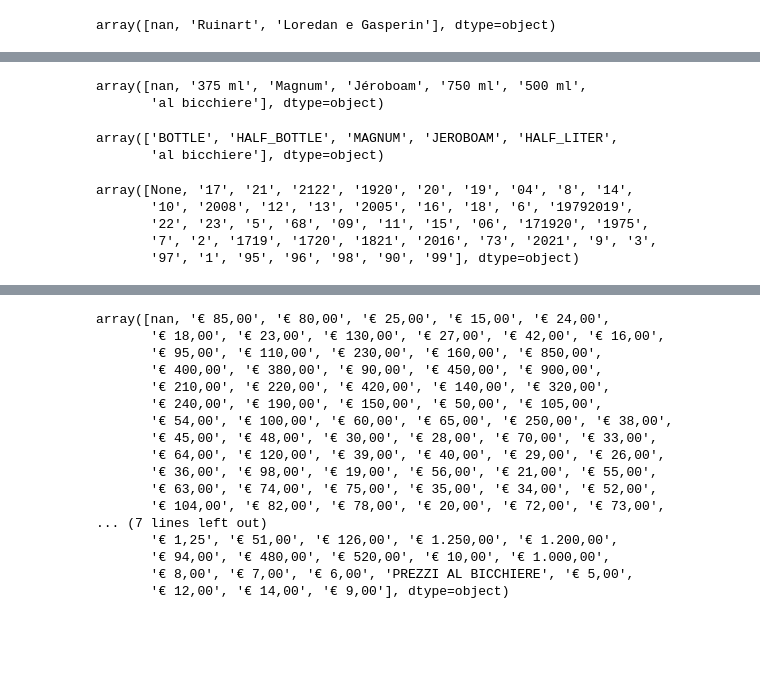
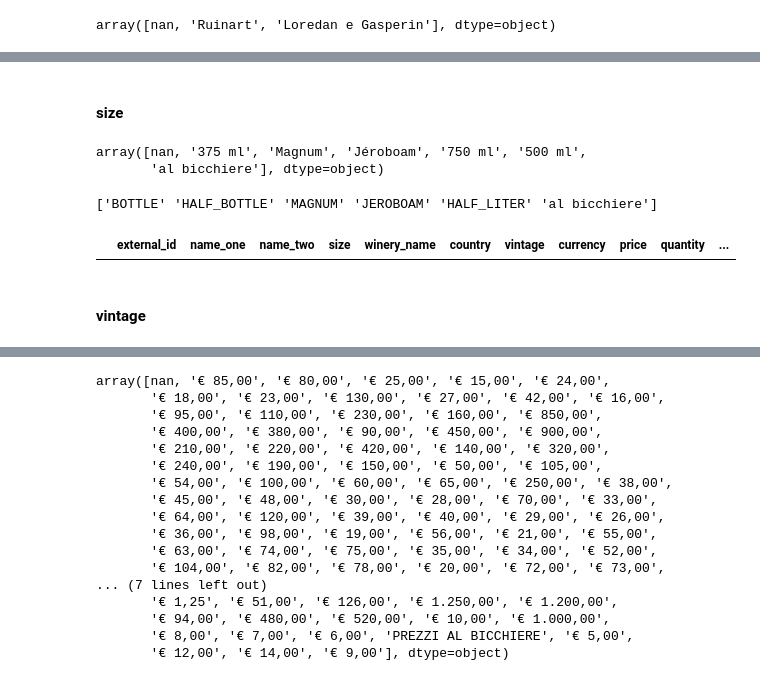
Before and after one commit to lelebus/wcms-onboarding, a Jupyter notebook: daaurelio/v1-to-v2.ipynb, the cells around one changed output, grey strips where cells are left out. Saved outputs shown, nothing was run; the diff lists cells and outputs as text; code cells hidden in the pictures; blank space fills up the shorter version.

```diff
--- a/daaurelio/v1-to-v2.ipynb
+++ b/daaurelio/v1-to-v2.ipynb
@@ -82,6 +124,8 @@ wines['type'] = ''
 
 # storage_area: missing
 wines['storage_area'] = ''
+# %% [markdown]
+#### size
 # %%
 # `size`: drop "al bicchiere" rows
 wines_original['size'].unique()
@@ -98,23 +142,17 @@ sizes = {
     'al bicchiere': 'al bicchiere'
 }
 
-rows_to_drop = add_to_drop(wines_original['size'] == 'al bicchiere', 'size is "al bicchiere"')
-
 wines['size'] = wines_original['size'].apply(lambda x: '750 ml' if pd.isna(x) else x)
 wines['size'] = wines['size'].map(sizes)
-wines['size'].unique()
+print(wines['size'].unique())
+
+rows_to_drop = add_to_drop(wines_original['size'] == 'al bicchiere', 'size is "al bicchiere"')
 # %% [output]
-array(['BOTTLE', 'HALF_BOTTLE', 'MAGNUM', 'JEROBOAM', 'HALF_LITER',
-       'al bicchiere'], dtype=object)
+['BOTTLE' 'HALF_BOTTLE' 'MAGNUM' 'JEROBOAM' 'HALF_LITER' 'al bicchiere']
-# %%
-# vintage: to parse
-# set 0 vintage year to None and NaN vintage year to None
-wines['vintage'] = wines_original['vintage'].apply(lambda x: None if pd.isnull(x) or pd.isna(x) else re.sub('\D', '', x))
-wines['vintage'].unique()
-# %% [output]
-array([None, '17', '21', '2122', '1920', '20', '19', '04', '8', '14',
-       '10', '2008', '12', '13', '2005', '16', '18', '6', '19792019',
-       '22', '23', '5', '68', '09', '11', '15', '06', '171920', '1975',
-       '7', '2', '1719', '1720', '1821', '2016', '73', '2021', '9', '3',
-       '97', '1', '95', '96', '98', '90', '99'], dtype=object)
+# %%
+rows_to_drop.loc[rows_to_drop['reason'] == 'size is "al bicchiere"']
+# %% [output]
+|  | external_id | name_one | name_two | size | winery_name | country | vintage | currency | price | quantity | ... |
+# %% [markdown]
+#### vintage
 # %%
```
Also changed, not shown: parts of 26 cells of this notebook, 4 other files.
